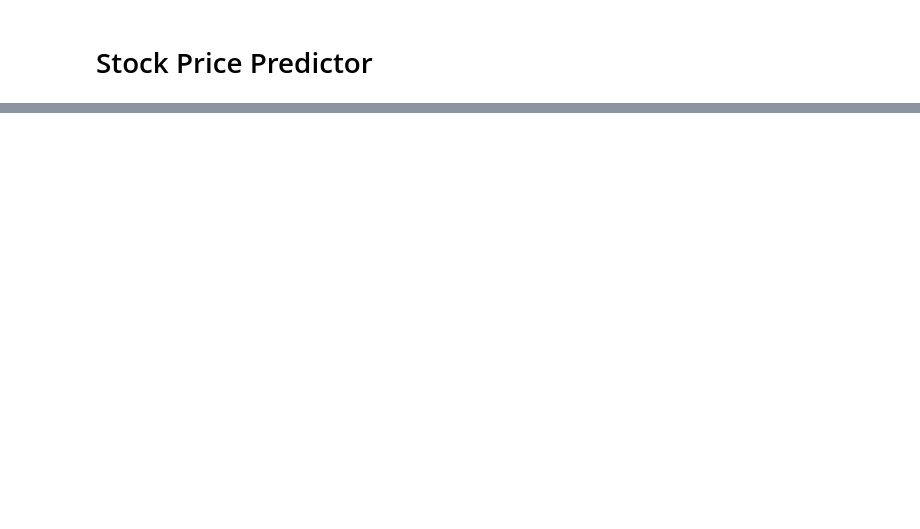
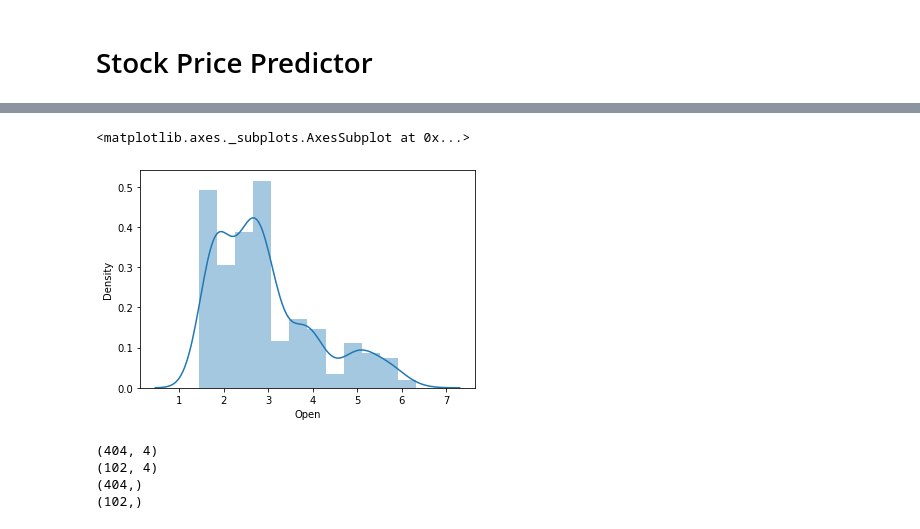
Before and after one commit to mart-anthony-stark/Machine-Learning-and-Deep-Learning, a Jupyter notebook: SPP_Research.ipynb, the cells around one changed output, grey strips where cells are left out. Saved outputs shown, nothing was run; the diff lists cells and outputs as text; code cells hidden in the pictures; blank space fills up the shorter version.

```diff
--- a/SPP_Research.ipynb
+++ b/SPP_Research.ipynb
@@ -34,0 +82,28 @@ import matplotlib.pyplot as plt
+# %%
+sns.distplot(data['Open'])
+# %% [output]
+<matplotlib.axes._subplots.AxesSubplot at 0x...>
+[figure, added]
+# %%
+# Conclusions
+# - Shape of data
+# - data distribution
+# - very non linear
+
+# Linear, Logis, Regularized, SVM
+
+X = data.drop("Close", axis=1)
+y = data['Close']
+
+from sklearn.model_selection import train_test_split
+
+X_train, X_test, y_train, y_test = train_test_split(X,y,test_size=0.2, random_state=0)
+print(X_train.shape)
+print(X_test.shape)
+print(y_train.shape)
+print(y_test.shape)
+# %% [output]
+(404, 4)
+(102, 4)
+(404,)
+(102,)
```
Also changed, not shown: parts of 8 cells of this notebook.
